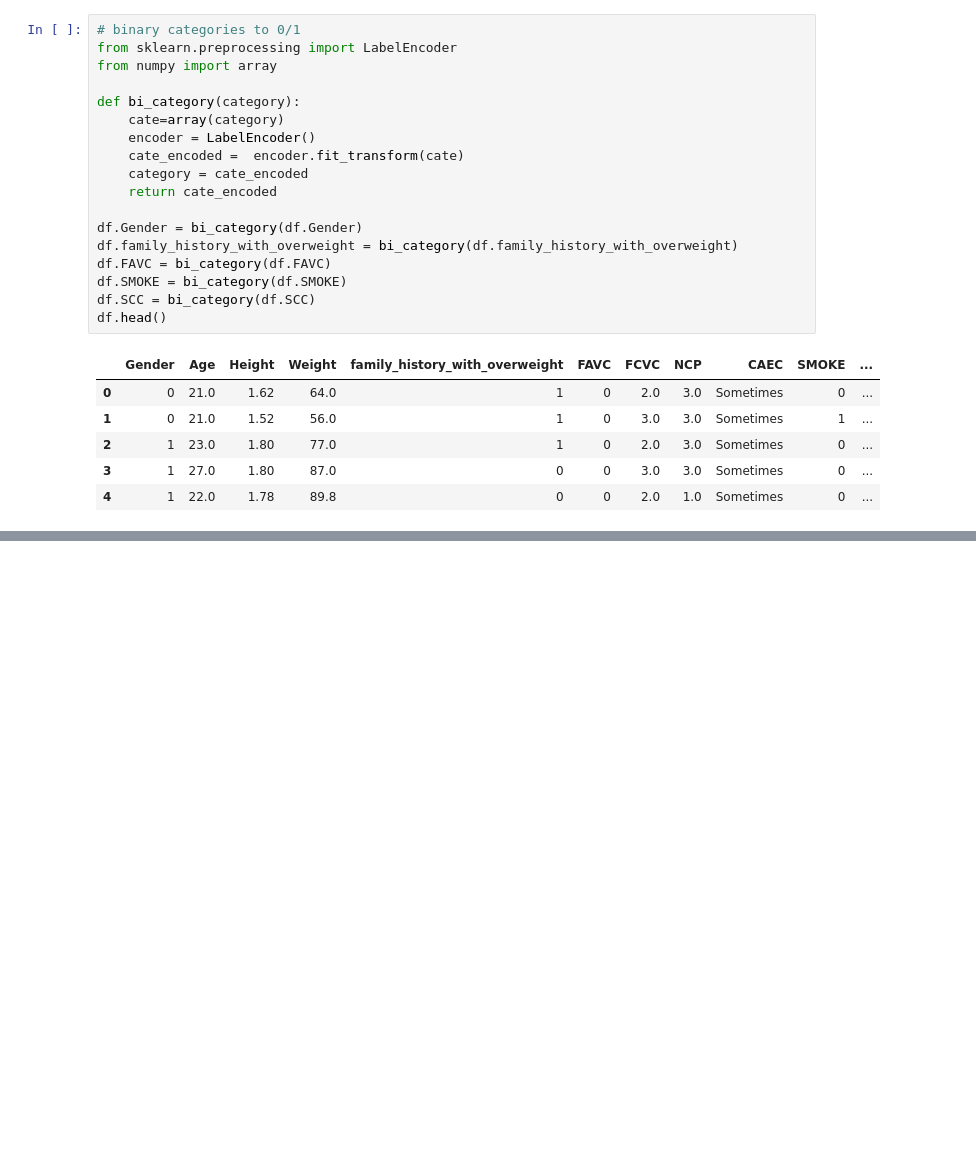
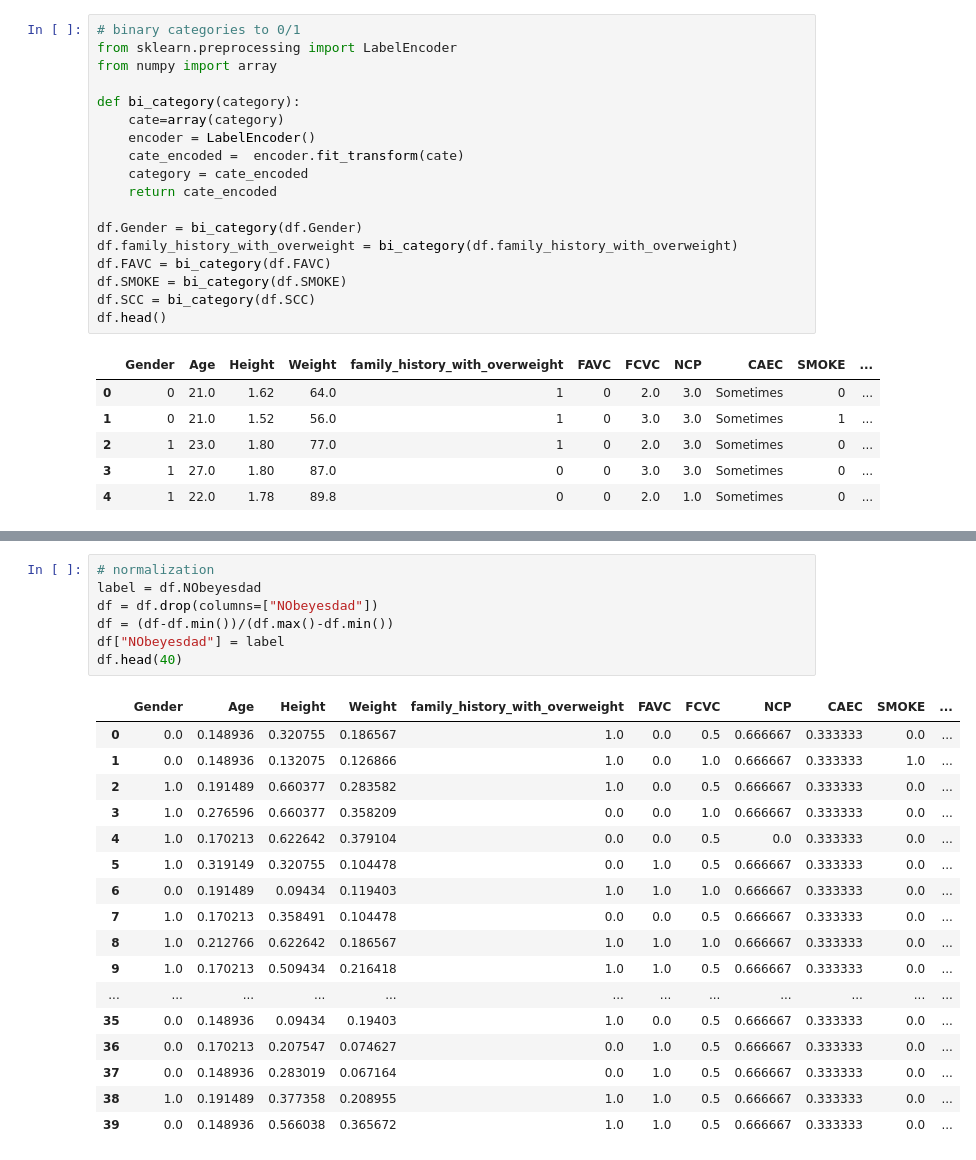
Before and after one commit to NaijingGuo/ECS171ML_group5_project, a Jupyter notebook: data_process.ipynb, the cells around one changed output, grey strips where cells are left out. Saved outputs shown, nothing was run; the diff lists cells and outputs as text; blank space fills up the shorter version.

```diff
--- a/data_process.ipynb
+++ b/data_process.ipynb
@@ -66,0 +76,25 @@ df.head(40)
+# %%
+# normalization
+label = df.NObeyesdad
+df = df.drop(columns=["NObeyesdad"])
+df = (df-df.min())/(df.max()-df.min())
+df["NObeyesdad"] = label
+df.head(40)
+# %% [output]
+|  | Gender | Age | Height | Weight | family_history_with_overweight | FAVC | FCVC | NCP | CAEC | SMOKE | ... |
+| 0 | 0.0 | 0.148936 | 0.320755 | 0.186567 | 1.0 | 0.0 | 0.5 | 0.666667 | 0.333333 | 0.0 | ... |
+| 1 | 0.0 | 0.148936 | 0.132075 | 0.126866 | 1.0 | 0.0 | 1.0 | 0.666667 | 0.333333 | 1.0 | ... |
+| 2 | 1.0 | 0.191489 | 0.660377 | 0.283582 | 1.0 | 0.0 | 0.5 | 0.666667 | 0.333333 | 0.0 | ... |
+| 3 | 1.0 | 0.276596 | 0.660377 | 0.358209 | 0.0 | 0.0 | 1.0 | 0.666667 | 0.333333 | 0.0 | ... |
+| 4 | 1.0 | 0.170213 | 0.622642 | 0.379104 | 0.0 | 0.0 | 0.5 | 0.0 | 0.333333 | 0.0 | ... |
+| 5 | 1.0 | 0.319149 | 0.320755 | 0.104478 | 0.0 | 1.0 | 0.5 | 0.666667 | 0.333333 | 0.0 | ... |
+| 6 | 0.0 | 0.191489 | 0.09434 | 0.119403 | 1.0 | 1.0 | 1.0 | 0.666667 | 0.333333 | 0.0 | ... |
+| 7 | 1.0 | 0.170213 | 0.358491 | 0.104478 | 0.0 | 0.0 | 0.5 | 0.666667 | 0.333333 | 0.0 | ... |
+| 8 | 1.0 | 0.212766 | 0.622642 | 0.186567 | 1.0 | 1.0 | 1.0 | 0.666667 | 0.333333 | 0.0 | ... |
+| 9 | 1.0 | 0.170213 | 0.509434 | 0.216418 | 1.0 | 1.0 | 0.5 | 0.666667 | 0.333333 | 0.0 | ... |
+| ... | ... | ... | ... | ... | ... | ... | ... | ... | ... | ... | ... |
+| 35 | 0.0 | 0.148936 | 0.09434 | 0.19403 | 1.0 | 0.0 | 0.5 | 0.666667 | 0.333333 | 0.0 | ... |
+| 36 | 0.0 | 0.170213 | 0.207547 | 0.074627 | 0.0 | 1.0 | 0.5 | 0.666667 | 0.333333 | 0.0 | ... |
+| 37 | 0.0 | 0.148936 | 0.283019 | 0.067164 | 0.0 | 1.0 | 0.5 | 0.666667 | 0.333333 | 0.0 | ... |
+| 38 | 1.0 | 0.191489 | 0.377358 | 0.208955 | 1.0 | 1.0 | 0.5 | 0.666667 | 0.333333 | 0.0 | ... |
+| 39 | 0.0 | 0.148936 | 0.566038 | 0.365672 | 1.0 | 1.0 | 0.5 | 0.666667 | 0.333333 | 0.0 | ... |
```
Also changed, not shown: parts of 3 cells of this notebook.
